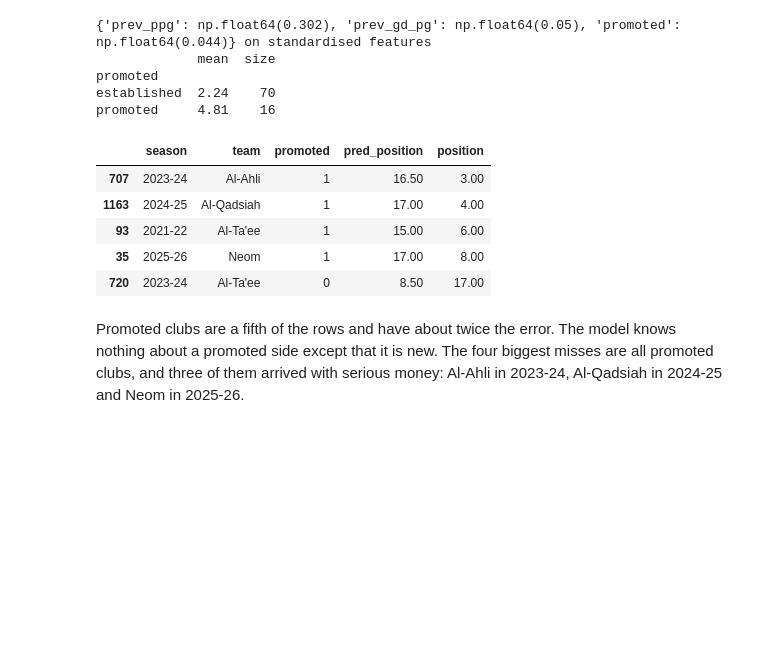
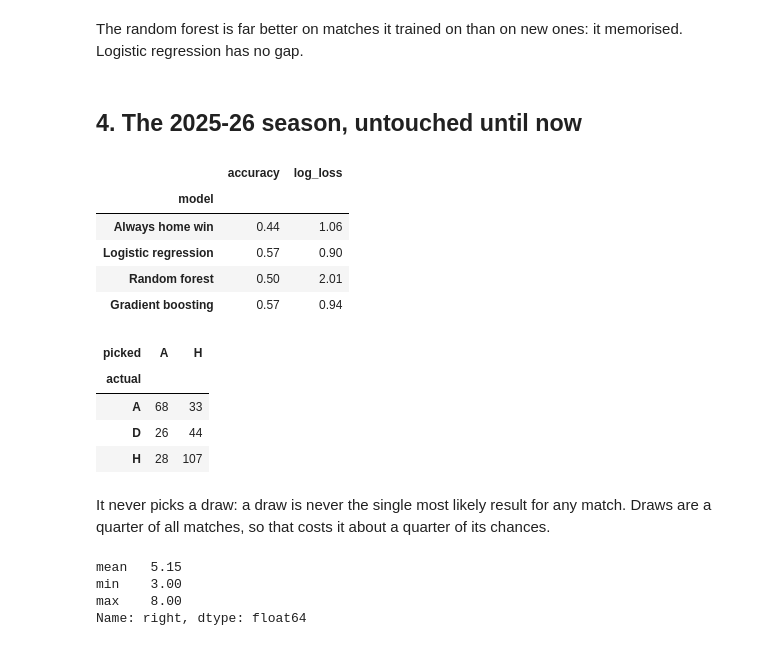
Before and after one commit to sal2049/saudi-pro-league-forecast, a Jupyter notebook: notebooks/walkthrough.ipynb, the cells around one changed output. Drawn from its saved outputs; the diff is of its cells as text; code cells hidden in the pictures; blank space fills up the shorter version.

```diff
--- a/notebooks/walkthrough.ipynb
+++ b/notebooks/walkthrough.ipynb
@@ -166,21 +72,34 @@ Only linear regression has an interval that stays below zero, and the gain is ab
-# %%
-fitted = model.fit(labelled)
-print(dict(zip(model.features, fitted[-1].coef_.round(3))), "on standardised features")
-
-errors = scored[scored["model"] == chosen]
-print(errors.groupby("promoted")["abs_error"].agg(["mean", "size"]).rename(index={0: "established", 1: "promoted"}))
-errors.nlargest(5, "abs_error")[["season", "team", "promoted", "pred_position", "position"]]
-# %% [output]
-{'prev_ppg': np.float64(0.302), 'prev_gd_pg': np.float64(0.05), 'promoted': np.float64(0.044)} on standardised features
-             mean  size
-promoted
-established  2.24    70
-promoted     4.81    16
-|  | season | team | promoted | pred_position | position |
-| 707 | 2023-24 | Al-Ahli | 1 | 16.50 | 3.00 |
-| 1163 | 2024-25 | Al-Qadsiah | 1 | 17.00 | 4.00 |
-| 93 | 2021-22 | Al-Ta'ee | 1 | 15.00 | 6.00 |
-| 35 | 2025-26 | Neom | 1 | 17.00 | 8.00 |
-| 720 | 2023-24 | Al-Ta'ee | 0 | 8.50 | 17.00 |
-# %% [markdown]
-Promoted clubs are a fifth of the rows and have about twice the error. The model knows nothing about a promoted side except that it is new. The four biggest misses are all promoted clubs, and three of them arrived with serious money: Al-Ahli in 2023-24, Al-Qadsiah in 2024-25 and Neom in 2025-26.
+# %% [markdown]
+The random forest is far better on matches it trained on than on new ones: it memorised. Logistic regression has no gap.
+# %% [markdown]
+## 4. The 2025-26 season, untouched until now
+# %%
+holdout, holdout_train = walk_forward(data, candidates(), [HOLDOUT_SEASON])
+holdout_summary = summarise(holdout, holdout_train)
+holdout_summary[["accuracy", "log_loss"]]
+# %% [output]
+|  | accuracy | log_loss |
+| model |  |  |
+| Always home win | 0.44 | 1.06 |
+| Logistic regression | 0.57 | 0.90 |
+| Random forest | 0.50 | 2.01 |
+| Gradient boosting | 0.57 | 0.94 |
+# %%
+lr = holdout[holdout["model"] == "Logistic regression"]
+pd.crosstab(lr["result"], lr["pick"], rownames=["actual"], colnames=["picked"])
+# %% [output]
+| picked | A | H |
+| actual |  |  |
+| A | 68 | 33 |
+| D | 26 | 44 |
+| H | 28 | 107 |
+# %% [markdown]
+It never picks a draw: a draw is never the single most likely result for any match. Draws are a quarter of all matches, so that costs it about a quarter of its chances.
+# %%
+weeks = weekly_accuracy(holdout)
+weeks[weeks["model"] == "Logistic regression"]["right"].describe()[["mean", "min", "max"]]
+# %% [output]
+mean   5.15
+min    3.00
+max    8.00
+Name: right, dtype: float64
```
Also changed, not shown: parts of 31 cells of this notebook, 17 other files.
